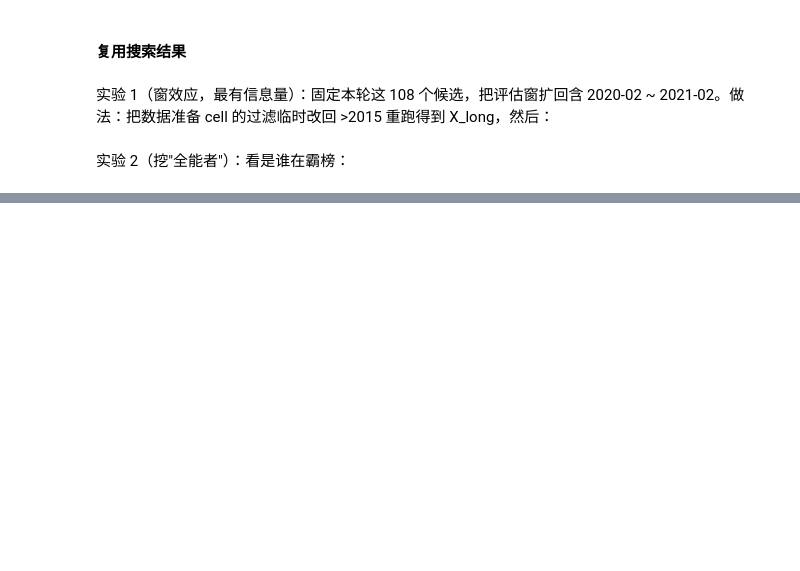
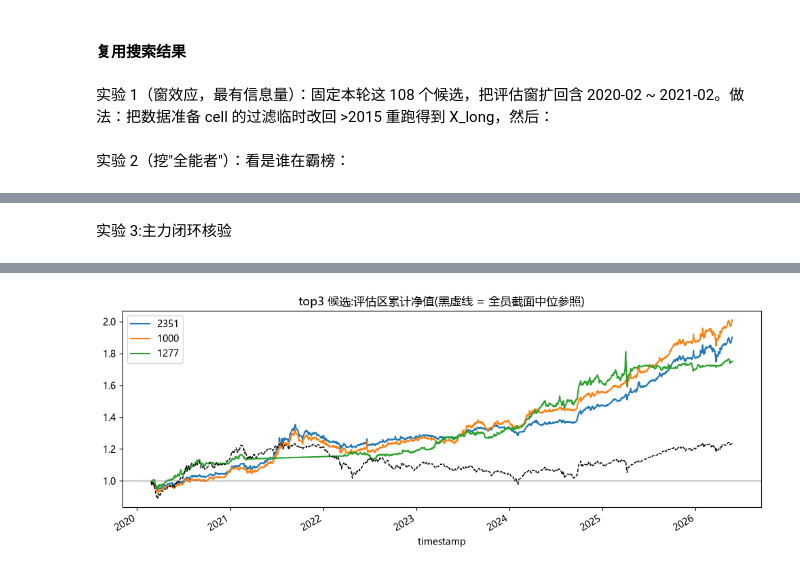
Before and after one commit to wang-jinghui/machine-learning-for-trading, a Jupyter notebook: case_studies/lazy_trading/CSCV_PBO.ipynb, the cells around one changed output, grey strips where cells are left out. Saved outputs shown, nothing was run; the diff lists cells and outputs as text; code cells hidden in the pictures; blank space fills up the shorter version.

```diff
--- a/case_studies/lazy_trading/CSCV_PBO.ipynb
+++ b/case_studies/lazy_trading/CSCV_PBO.ipynb
@@ -153,0 +167,76 @@ Name: count, dtype: int64
+# %% [markdown]
+实验 3:主力闭环核验
+# %%
+# ============================================================
+# 实验3 主力闭环核验:top3 冠军候选的样本外验收
+# 零重算(直接消费 out);全部输出经 log_print 落盘 logs/CSCV_252.log
+# ============================================================
+import numpy as np
+import pandas as pd
+import matplotlib.pyplot as plt
+
+SECTION = "实验3 主力闭环核验"
+
+M  = out["matrix"]                              # 3134 列 x 1512 天 评估区收益流
+vc = pd.Series(out["n_star"]).value_counts()    # 12870 个组合的 IS 冠军频次
+top3_idx = [int(i) for i in vc.head(3).index]
+
+ns    = np.asarray(out["n_star"])
+s_is  = np.asarray(out["sel_sharpe_is"])
+s_oos = np.asarray(out["sel_sharpe_oos"])
+om    = np.asarray(out["omega"])
+
+lines = []
+lines.append(f"[数据来源] 零重算 | 候选 N={len(M.columns)} x 评估区 T={len(M)} 天 | "
+             f"对称组合 {len(ns)} 个 | S={out.get('S', '?')}")
+lines.append("[top3 定位(夺冠次数 | 参数)]")
+for i in top3_idx:
+    lines.append(f"  {int(vc[i])}  {out['candidates'][i]}")
+
+# ---------- 1) 评估区整体表现(对照全体 3134 条流) ----------
+def stats(r):
+    cum = (1 + r).cumprod()
+    return pd.Series({
+        "年化收益": cum.iloc[-1] ** (252 / len(r)) - 1,
+        "年化波动": r.std() * np.sqrt(252),
+        "Sharpe":  r.mean() / r.std() * np.sqrt(252),   # 日频比率年化,无风险利率取 0
+        "最大回撤": (cum / cum.cummax() - 1).min(),
+        "日胜率":  (r > 0).mean(),
+    })
+
+tbl     = pd.DataFrame({f"cand{i}": stats(M[i]) for i in top3_idx}).T
+all_tbl = pd.DataFrame({i: stats(M[i]) for i in M.columns}).T
+tbl.loc["全体-中位"]   = all_tbl.median()
+tbl.loc["全体-95分位"] = all_tbl.quantile(0.95)
+lines.append("")
+lines.append("[评估区整体指标(1512 天,复利口径)]")
+lines.append(tbl.round(4).to_string())
+
+# ---------- 2) 当选口径(该候选为 IS 冠军的组合子集) ----------
+lines.append("")
+lines.append("[当选组合口径 | Sharpe 为日频未年化;OOS 分位 = omega 排名分位(越高越靠前)]")
+for i in top3_idx:
+    m = ns == i
+    lines.append(
+        f"  cand{i:>4}: 当选 {m.sum():>5} 次({m.mean():>6.1%}) | "
+        f"IS-Sharpe 中位 {np.median(s_is[m]):+6.2f} | OOS-Sharpe 中位 {np.median(s_oos[m]):+6.2f} | "
+        f"OOS 分位中位 {np.median(om[m]):>5.1%} | 掉后半占比 {(om[m] <= 0.5).mean():>5.1%}")
+
+w    = np.array([(ns == i).sum() for i in top3_idx]) / len(ns)
+cond = np.array([(om[ns == i] <= 0.5).mean() for i in top3_idx])
+lines.append(
+    f"  汇总: top3 合计份额 {w.sum():.1%} | top3 加权贡献 lambda<=0 频率 {np.sum(w * cond):.1%} | "
+    f"全组合 PBO {(om <= 0.5).mean():.1%}")
+
+# 一次性落盘 + 控制台回显(echo=True)
+log_print("\n".join(lines), section=SECTION, echo=True)
+
+# ---------- 3) 评估区累计净值(图不进文本日志,如要留档取消下行注释) ----------
+ax = (1 + M[top3_idx]).cumprod().plot(
+    figsize=(10, 4), title="top3 候选:评估区累计净值(黑虚线 = 全员截面中位参照)")
+(1 + M.median(axis=1)).cumprod().plot(ax=ax, style="k--", linewidth=1)
+ax.axhline(1.0, color="gray", linewidth=0.8)
+# plt.gcf().savefig("logs/实验3_top3_净值.png", dpi=150)   # ← 需留图表时启用
+plt.tight_layout()
+plt.show()
+# %% [output]
@@ -153,0 +262 @@ Name: count, dtype: int64
+[figure, added]
```
Also changed, not shown: parts of 10 cells of this notebook.
